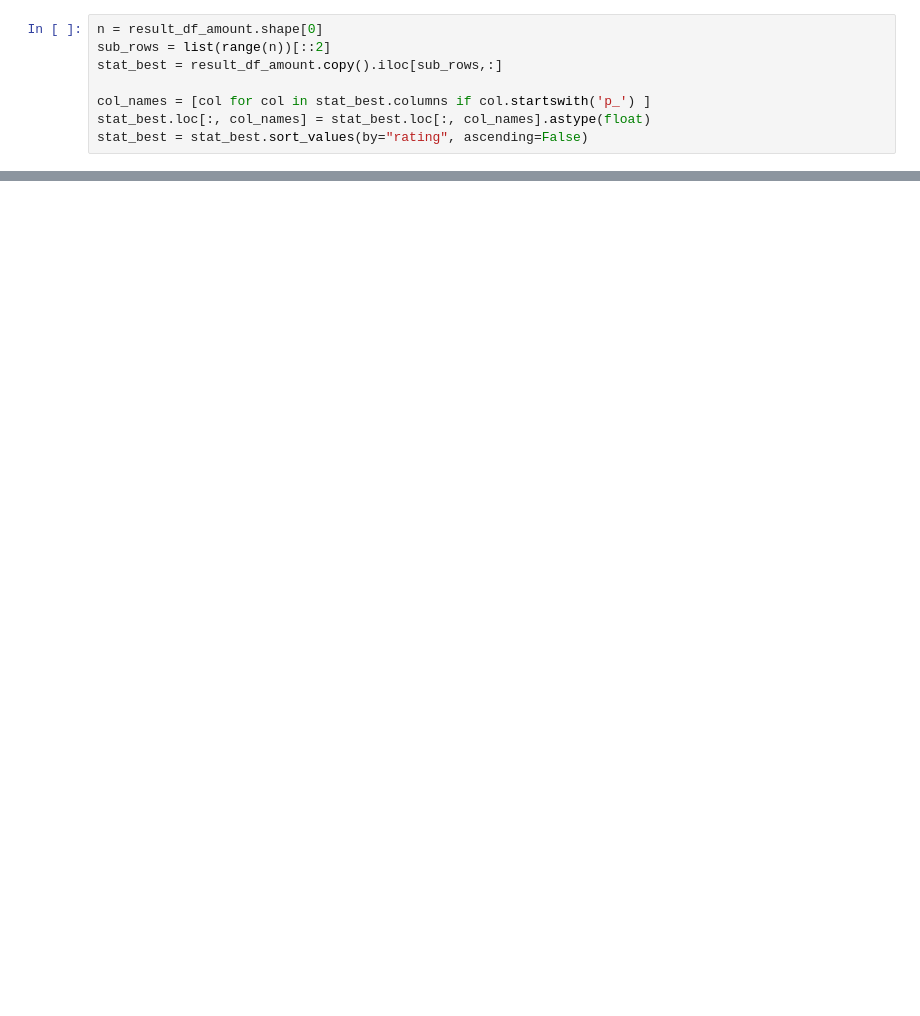
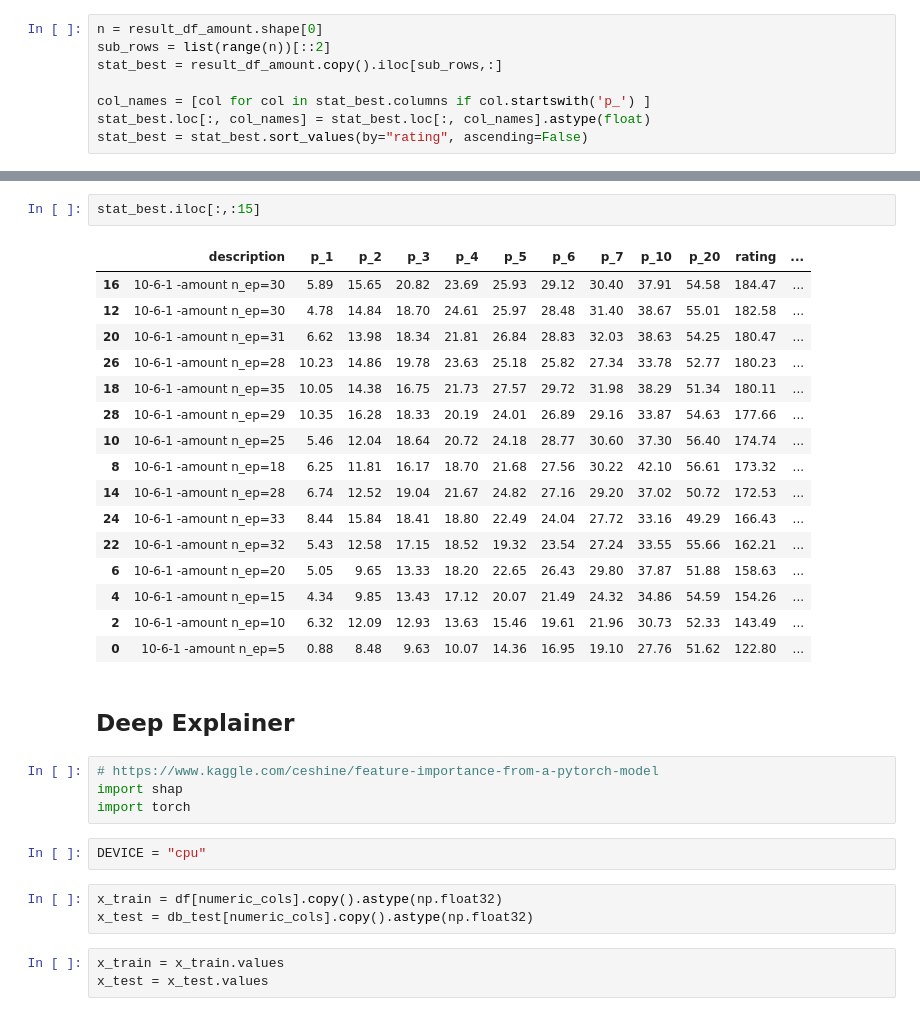
Before and after one commit to Shugarev/analyzer_prediction, a Jupyter notebook: neural_network/pytorch_kyw3.ipynb, the cells around one changed output, grey strips where cells are left out. Drawn from its saved outputs; the diff is of its cells as text; blank space fills up the shorter version.

```diff
--- a/neural_network/pytorch_kyw3.ipynb
+++ b/neural_network/pytorch_kyw3.ipynb
@@ -281,0 +303,33 @@ stat_best.iloc[:,:15]
+# %%
+stat_best.iloc[:,:15]
+# %% [output]
+|  | description | p_1 | p_2 | p_3 | p_4 | p_5 | p_6 | p_7 | p_10 | p_20 | rating | ... |
+| 16 | 10-6-1 -amount n_ep=30 | 5.89 | 15.65 | 20.82 | 23.69 | 25.93 | 29.12 | 30.40 | 37.91 | 54.58 | 184.47 | ... |
+| 12 | 10-6-1 -amount n_ep=30 | 4.78 | 14.84 | 18.70 | 24.61 | 25.97 | 28.48 | 31.40 | 38.67 | 55.01 | 182.58 | ... |
+| 20 | 10-6-1 -amount n_ep=31 | 6.62 | 13.98 | 18.34 | 21.81 | 26.84 | 28.83 | 32.03 | 38.63 | 54.25 | 180.47 | ... |
+| 26 | 10-6-1 -amount n_ep=28 | 10.23 | 14.86 | 19.78 | 23.63 | 25.18 | 25.82 | 27.34 | 33.78 | 52.77 | 180.23 | ... |
+| 18 | 10-6-1 -amount n_ep=35 | 10.05 | 14.38 | 16.75 | 21.73 | 27.57 | 29.72 | 31.98 | 38.29 | 51.34 | 180.11 | ... |
+| 28 | 10-6-1 -amount n_ep=29 | 10.35 | 16.28 | 18.33 | 20.19 | 24.01 | 26.89 | 29.16 | 33.87 | 54.63 | 177.66 | ... |
+| 10 | 10-6-1 -amount n_ep=25 | 5.46 | 12.04 | 18.64 | 20.72 | 24.18 | 28.77 | 30.60 | 37.30 | 56.40 | 174.74 | ... |
+| 8 | 10-6-1 -amount n_ep=18 | 6.25 | 11.81 | 16.17 | 18.70 | 21.68 | 27.56 | 30.22 | 42.10 | 56.61 | 173.32 | ... |
+| 14 | 10-6-1 -amount n_ep=28 | 6.74 | 12.52 | 19.04 | 21.67 | 24.82 | 27.16 | 29.20 | 37.02 | 50.72 | 172.53 | ... |
+| 24 | 10-6-1 -amount n_ep=33 | 8.44 | 15.84 | 18.41 | 18.80 | 22.49 | 24.04 | 27.72 | 33.16 | 49.29 | 166.43 | ... |
+| 22 | 10-6-1 -amount n_ep=32 | 5.43 | 12.58 | 17.15 | 18.52 | 19.32 | 23.54 | 27.24 | 33.55 | 55.66 | 162.21 | ... |
+| 6 | 10-6-1 -amount n_ep=20 | 5.05 | 9.65 | 13.33 | 18.20 | 22.65 | 26.43 | 29.80 | 37.87 | 51.88 | 158.63 | ... |
+| 4 | 10-6-1 -amount n_ep=15 | 4.34 | 9.85 | 13.43 | 17.12 | 20.07 | 21.49 | 24.32 | 34.86 | 54.59 | 154.26 | ... |
+| 2 | 10-6-1 -amount n_ep=10 | 6.32 | 12.09 | 12.93 | 13.63 | 15.46 | 19.61 | 21.96 | 30.73 | 52.33 | 143.49 | ... |
+| 0 | 10-6-1 -amount n_ep=5 | 0.88 | 8.48 | 9.63 | 10.07 | 14.36 | 16.95 | 19.10 | 27.76 | 51.62 | 122.80 | ... |
+# %% [markdown]
+## Deep Explainer
+# %%
+# https://www.kaggle.com/ceshine/feature-importance-from-a-pytorch-model
+import shap
+import torch
+# %%
+DEVICE = "cpu"
+# %%
+x_train = df[numeric_cols].copy().astype(np.float32)
+x_test = db_test[numeric_cols].copy().astype(np.float32)
+# %%
+x_train = x_train.values
+x_test = x_test.values
```
Also changed, not shown: parts of 35 cells of this notebook.
